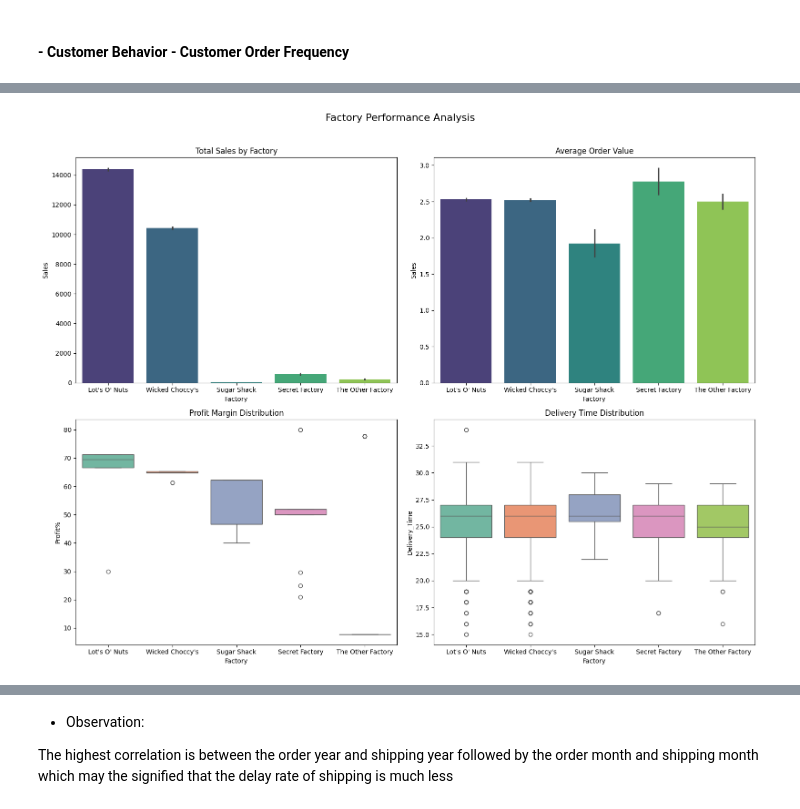
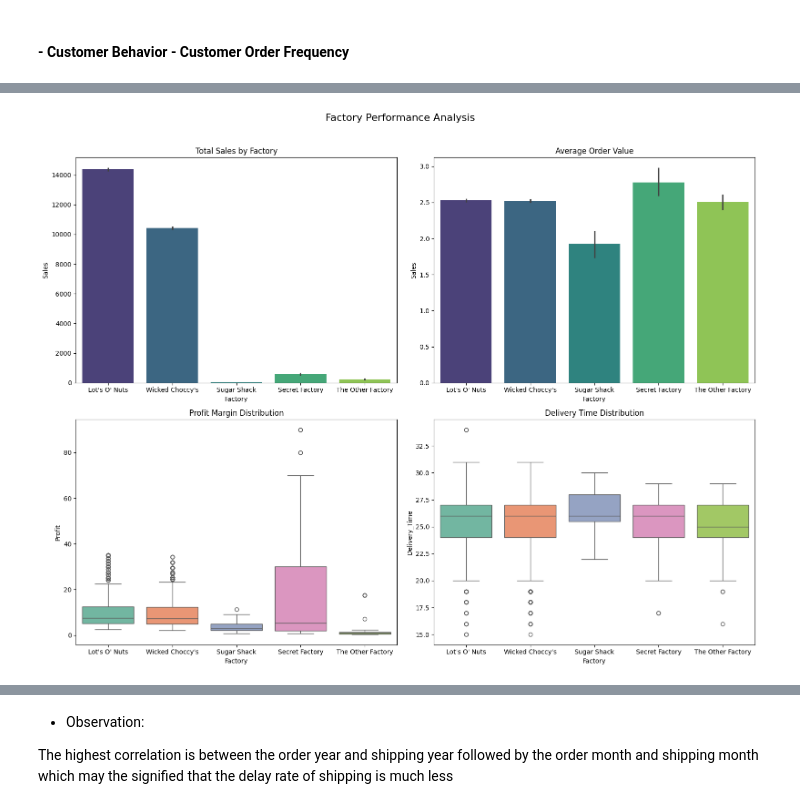
Before and after one commit to CCT-Dublin/ca1-capstone-project-proposal-Aline-Menezes-Silva, a Jupyter notebook: CA3_Strategic_Thinking_Aline_Silva.ipynb, the cells around one changed output, grey strips where cells are left out. Cells and saved outputs as stored; diff of their text form; code cells hidden in the pictures.

```diff
--- a/CA3_Strategic_Thinking_Aline_Silva.ipynb
+++ b/CA3_Strategic_Thinking_Aline_Silva.ipynb
@@ -346,10 +357,6 @@ memory usage: 1.2+ MB
 # Order Processing Time:
 
 candy_df['Delivery_Time'] = (candy_df['Shipped'] - candy_df['Ordered']).dt.days
-# %%
-# Profit Margin:
-
-candy_df['Profit%'] = (candy_df['Profit'] / candy_df['Sales']) * 100
 # %%
 candy_df.info()
 # %% [output]
@@ -721,28 +756,28 @@ if len(candy_df['Region'].unique()) > 1:
 # %%
 # Factory Comparison Dashboard
 fig, axes = plt.subplots(2, 2, figsize=(16, 12))
 
 # Total Sales
 sns.barplot(x='Factory', y='Sales', data=candy_df,
             estimator=sum, ax=axes[0,0], palette='viridis')
 axes[0,0].set_title('Total Sales by Factory')
 
 # Average Order Value
 sns.barplot(x='Factory', y='Sales', data=candy_df,
             estimator=np.mean, ax=axes[0,1], palette='viridis')
 axes[0,1].set_title('Average Order Value')
 
 # Profit Margins
-sns.boxplot(x='Factory', y='Profit%', data=candy_df,
+sns.boxplot(x='Factory', y='Profit', data=candy_df,
             ax=axes[1,0], palette='Set2')
 axes[1,0].set_title('Profit Margin Distribution')
 
 # Delivery Performance
 sns.boxplot(x='Factory', y='Delivery_Time', data=candy_df,
             ax=axes[1,1], palette='Set2')
 axes[1,1].set_title('Delivery Time Distribution')
 
 plt.suptitle('Factory Performance Analysis', fontsize=16, y=1.02)
 plt.tight_layout()
 # %% [output]
-[figure, old version]
+[figure, new version]
```
Also changed, not shown: parts of 84 cells of this notebook.
